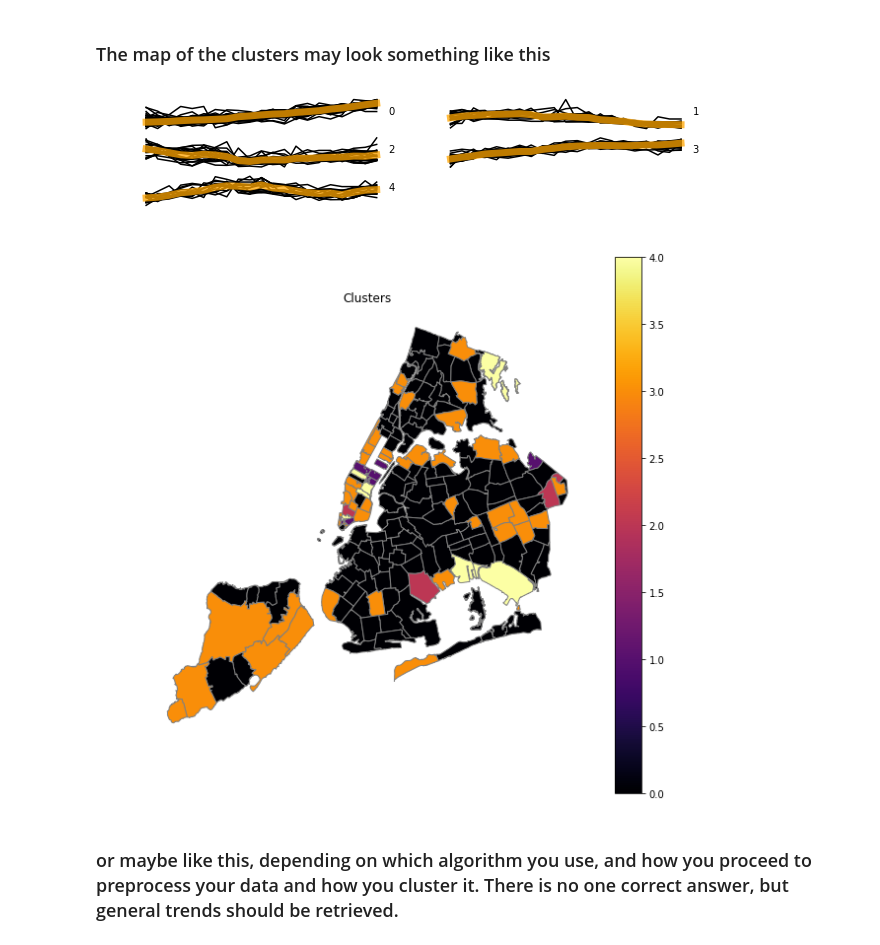
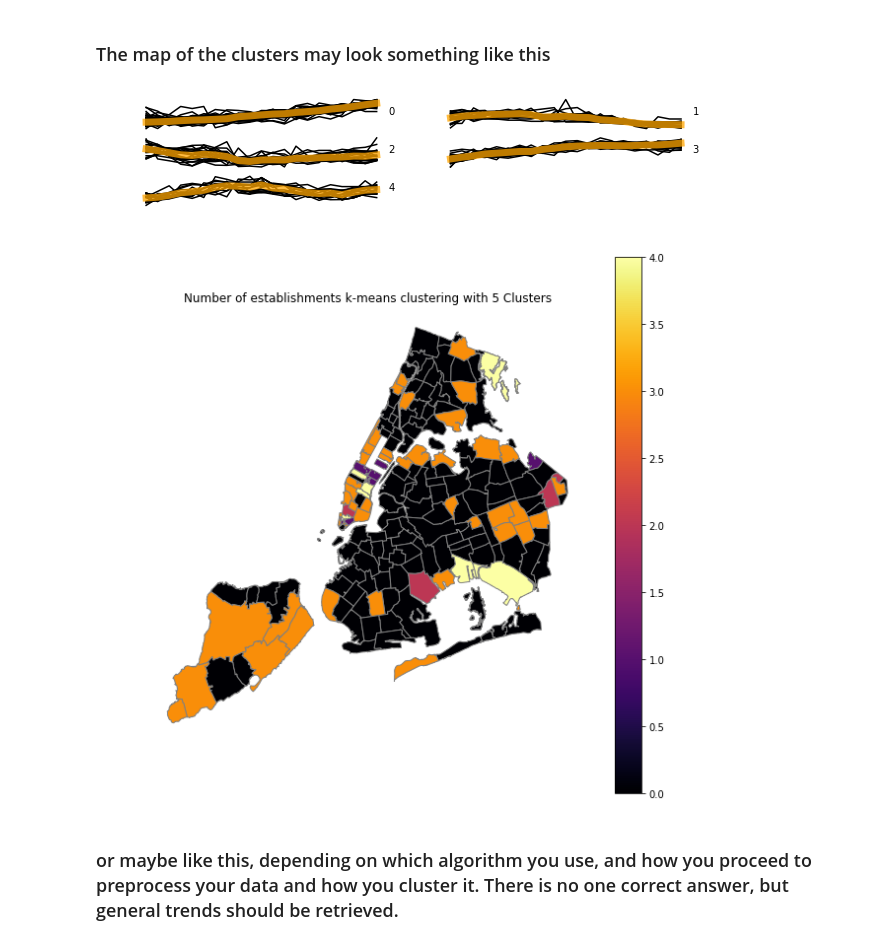
Before and after one commit to SohamMody/PUI2018_srm699, a Jupyter notebook: HW12_srm699/HW12_Assignment2_srm699.ipynb, the cells around one changed output. Cells and saved outputs as stored; diff of their text form; code cells hidden in the pictures.

```diff
--- a/HW12_srm699/HW12_Assignment2_srm699.ipynb
+++ b/HW12_srm699/HW12_Assignment2_srm699.ipynb
@@ -396,43 +356,43 @@ km.labels_.shape
 # %% [output]
 (243,)
 # %%
-centres = km.cluster_centers_
+centres = km5.cluster_centers_
 # %%
-vals_clustered = vals.copy()
+vals_clustered_2 = vals.copy()
 # %%
-vals_clustered['labels'] = km.labels_
+vals_clustered_2['labels'] = km5.labels_
 # %%
-vals_clustered_with_geom = vals_clustered.merge(cbs[['ZIPCODE','geometry']],on='ZIPCODE',how='left')
+vals_clustered_with_geom_2 = vals_clustered_2.merge(cbs[['ZIPCODE','geometry']],on='ZIPCODE',how='left')
 # %% [markdown]
 ### The map of the clusters may look something like this
 # %%
 fig = plt.figure(figsize=(10,2))
 
 
 for i in range(0,5):
-    a = vals_clustered.loc[vals_clustered['labels']==i].iloc[:,:len(vals_clustered.columns)-1]
+    a = vals_clustered_2.loc[vals_clustered_2['labels']==i].iloc[:,:len(vals_clustered_2.columns)-1]
     ax = fig.add_subplot(321+i)
     ax.axis('off')
     ax.annotate('{}'.format(i),xy=(1,1),xytext=(1, 0.5),textcoords='axes fraction')
     for index,row in a.iterrows():
-        plt.plot(range(len(vals_clustered.columns)-1),row,c='black')
-    plt.plot(range(len(vals_clustered.columns)-1),centres[i],c='orange',lw=7,alpha=0.75)
+        plt.plot(range(len(vals_clustered_2.columns)-1),row,c='black')
+    plt.plot(range(len(vals_clustered_2.columns)-1),centres[i],c='orange',lw=7,alpha=0.75)
 
 
 fig,ax = plt.subplots(figsize=(10,10))
-vals_clustered_with_geom.plot(column='labels',ax=ax,  edgecolor='grey',  cmap='inferno',legend=True)
-plt.title('Clusters')
+vals_clustered_with_geom_2.plot(column='labels',ax=ax,  edgecolor='grey',  cmap='inferno',legend=True)
+plt.title('Number of establishments k-means clustering with 5 Clusters')
 ax.axis('off')
 # ax.legend(['0','1','2','3'])
 
 
 #Correct aspect ratio
 # ax.axes.set_aspect('equal')
 
 plt.show()
 # %% [output]
 [figure]
-[figure, old version]
+[figure, new version]
 # %% [markdown]
 ### or maybe like this, depending on which algorithm you use, and how you proceed to preprocess your data and how you cluster it. There is no one correct answer, but general trends should be retrieved.
 # %%
```
Also changed, not shown: parts of 35 cells of this notebook, 2 other files.
